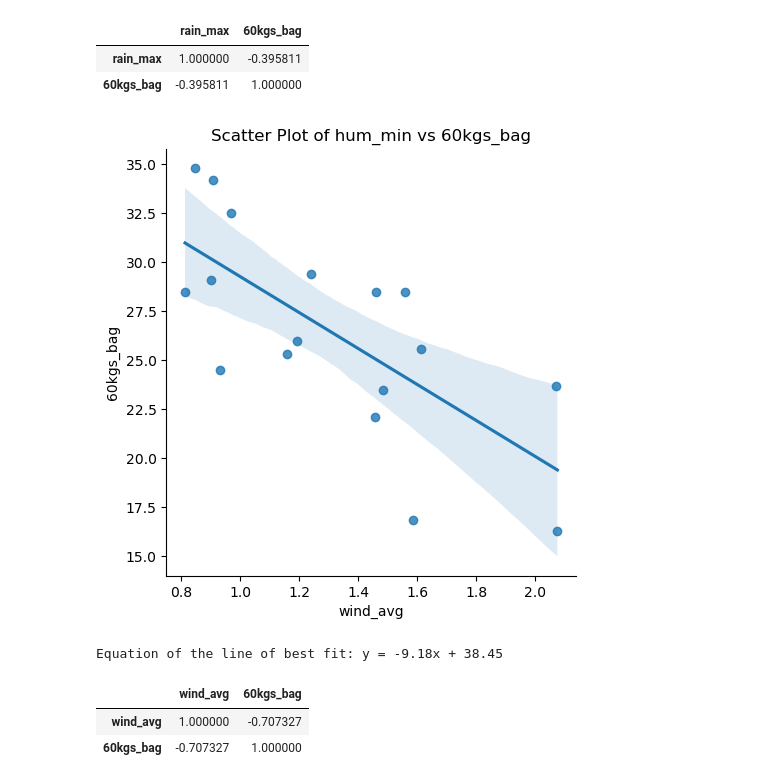
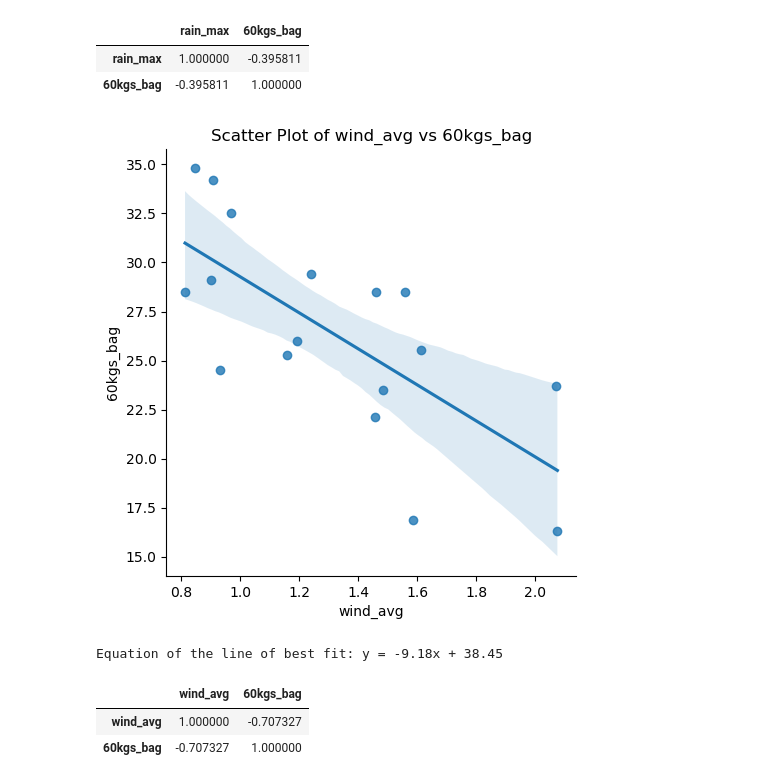
Before and after one commit to tali0n-git/weather_analysis, a Jupyter notebook: notebooks/analysis.ipynb, the cells around one changed output. Saved outputs shown, nothing was run; the diff lists cells and outputs as text; code cells hidden in the pictures.

```diff
--- a/notebooks/analysis.ipynb
+++ b/notebooks/analysis.ipynb
@@ -140,15 +140,15 @@ clean_table[["rain_max", "60kgs_bag"]].corr()
 | 60kgs_bag | -0.395811 | 1.000000 |
 # %%
 sns.lmplot(data=clean_table, x="wind_avg", y="60kgs_bag")
-plt.title("Scatter Plot of hum_min vs 60kgs_bag")
+plt.title("Scatter Plot of wind_avg vs 60kgs_bag")
 plt.show()
 
 coeffs = np.polyfit(clean_table["wind_avg"].values, clean_table["60kgs_bag"].values, 1)
 slope = coeffs[0]
 intercept = coeffs[1]
 print(f"Equation of the line of best fit: y = {slope:.2f}x + {intercept:.2f}")
 # %% [output]
-[figure, old version]
+[figure, new version]
 Equation of the line of best fit: y = -9.18x + 38.45
 # %%
 clean_table[["wind_avg", "60kgs_bag"]].corr()
```
Also changed, not shown: parts of 3 cells of this notebook.
